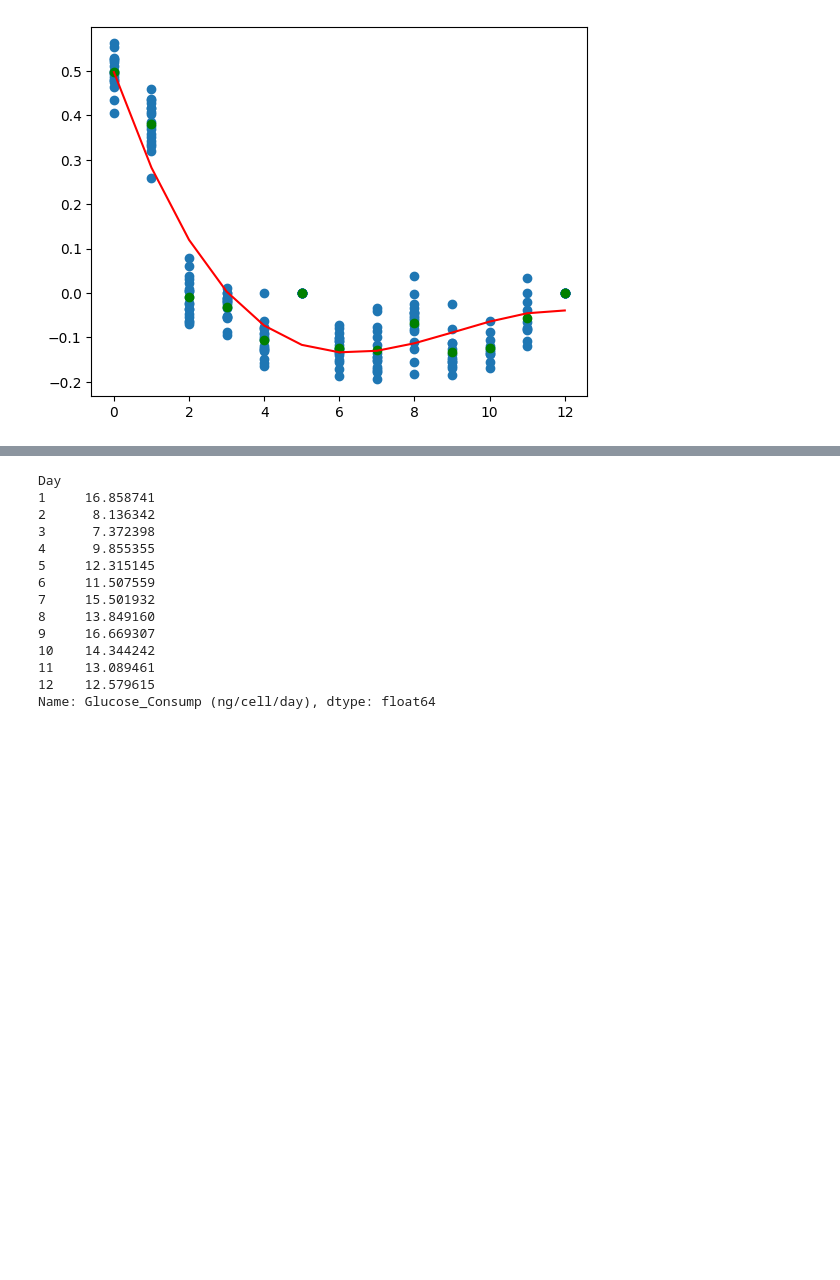
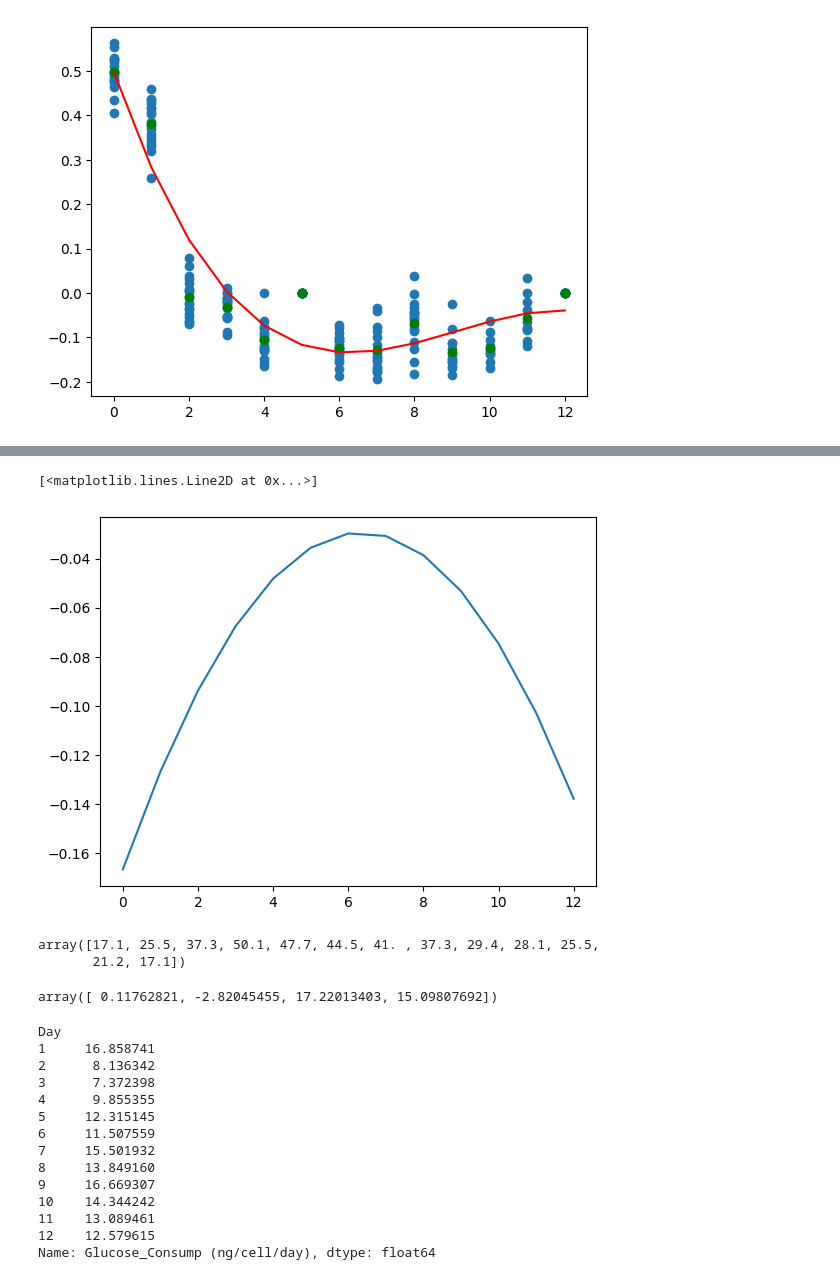
Before and after one commit to zhatz111/state-space-mpc, a Jupyter notebook: notebooks/soft-sensor-exploration.ipynb, the cells around one changed output, grey strips where cells are left out. Drawn from its saved outputs; the diff is of its cells as text; code cells hidden in the pictures; blank space fills up the shorter version.

```diff
--- a/notebooks/soft-sensor-exploration.ipynb
+++ b/notebooks/soft-sensor-exploration.ipynb
@@ -270,3 +301,17 @@ for _, group in batch_grouped:
+# %%
+plt.plot(np.linspace(0,12,13),np.polyval(np.array([-0.0034,0.0432,-0.1666]),np.linspace(0,12,13)))
+# %% [output]
+[<matplotlib.lines.Line2D at 0x...>]
+[figure, added]
+# %%
+np.array(df_200L["VCC"])[:-1]
+# %% [output]
+array([17.1, 25.5, 37.3, 50.1, 47.7, 44.5, 41. , 37.3, 29.4, 28.1, 25.5,
+       21.2, 17.1])
+# %%
+np.polyfit(np.linspace(0,12,len(np.array(df_200L["VCC"]))-1), np.array(df_200L["VCC"])[:-1], 3)
+# %% [output]
+array([ 0.11762821, -2.82045455, 17.22013403, 15.09807692])
 # %%
 rate_data["Glucose_Consump (ng/cell/day)"] = (rate_data["Glucose_Consumption"]*1e3*(rate_data["Volume"]/1000))/rate_data["VCC"]
 # %%
```
Also changed, not shown: parts of 9 cells of this notebook, 30 other files.
